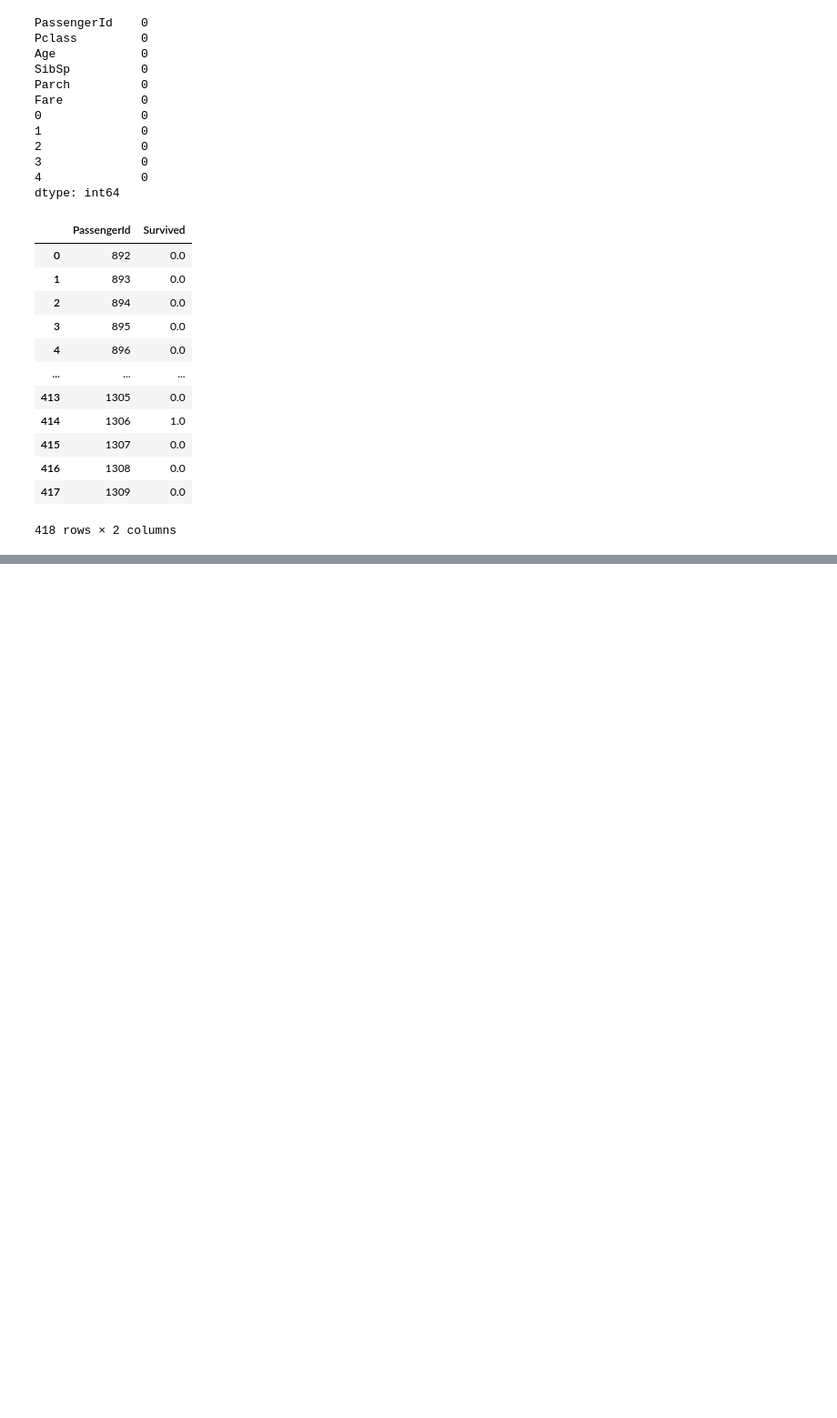
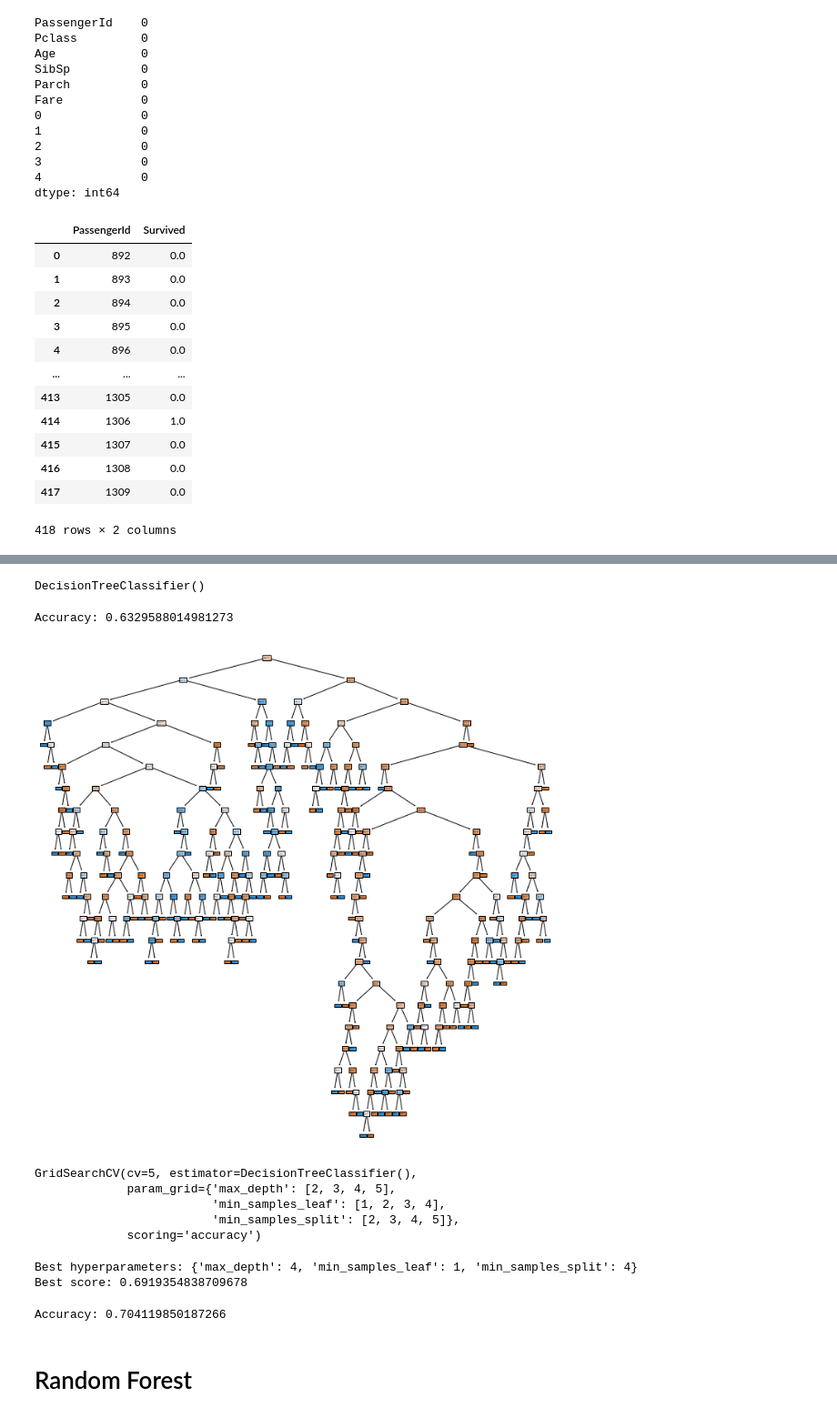
Before and after one commit to Lawal0abdulazeez/models, a Jupyter notebook: Titanic_kaggle_competition.ipynb, the cells around one changed output, grey strips where cells are left out. Shown: that part at 91% size. Cells and saved outputs as stored; diff of their text form; code cells hidden in the pictures; blank space fills up the shorter version.

Commit message:
testing different algorithm to get a good accuracy score

```diff
--- a/Titanic_kaggle_competition.ipynb
+++ b/Titanic_kaggle_competition.ipynb
@@ -252,0 +255,4 @@ predictions_df.to_csv('LogisticRegression_prediction.csv', index=False)  # Savin
+# %%
+from sklearn.model_selection import train_test_split   # importing library for splitting our test and train
+
+X_train, X_test, y_train, y_test= train_test_split(X,y,test_size=0.3, random_state=5)
@@ -252,0 +268,6 @@ predictions_df.to_csv('LogisticRegression_prediction.csv', index=False)  # Savin
+# %%
+DecTree=DecisionTreeClassifier()
+# %%
+DecTree.fit(X_train, y_train)
+# %% [output]
+DecisionTreeClassifier()
@@ -252,0 +276,30 @@ predictions_df.to_csv('LogisticRegression_prediction.csv', index=False)  # Savin
+# %%
+from sklearn.metrics import accuracy_score
+
+print("Accuracy:", accuracy_score(y_test, y_pred))
+# %% [output]
+Accuracy: 0.6329588014981273
+# %%
+from sklearn.tree import plot_tree
+import matplotlib.pyplot as plt
+
+fig, ax = plt.subplots(figsize=(12, 12))
+plot_tree(DecTree, filled=True, ax=ax)
+plt.show()
+# %% [output]
+[figure, added]
+# %%
+grid_dc = GridSearchCV(estimator=DecTree, param_grid=params, cv=5, scoring='accuracy')
+grid_dc.fit(X_train, y_train)  # Fitting our training data to our model
+# %% [output]
+GridSearchCV(cv=5, estimator=DecisionTreeClassifier(),
+             param_grid={'max_depth': [2, 3, 4, 5],
+                         'min_samples_leaf': [1, 2, 3, 4],
+                         'min_samples_split': [2, 3, 4, 5]},
+             scoring='accuracy')
+# %%
+print(f"Best hyperparameters: {grid_dc.best_params_}")  # determining our best parameter
+print(f"Best score: {grid_dc.best_score_}")   # Our Best score
+# %% [output]
+Best hyperparameters: {'max_depth': 4, 'min_samples_leaf': 1, 'min_samples_split': 4}
+Best score: 0.6919354838709678
@@ -252,0 +308,8 @@ predictions_df.to_csv('LogisticRegression_prediction.csv', index=False)  # Savin
+# %%
+from sklearn.metrics import accuracy_score
+
+print("Accuracy:", accuracy_score(y_test, y_pred))
+# %% [output]
+Accuracy: 0.704119850187266
+# %% [markdown]
+# Random Forest
```
Also changed, not shown: parts of 28 cells of this notebook, 1 other file.
